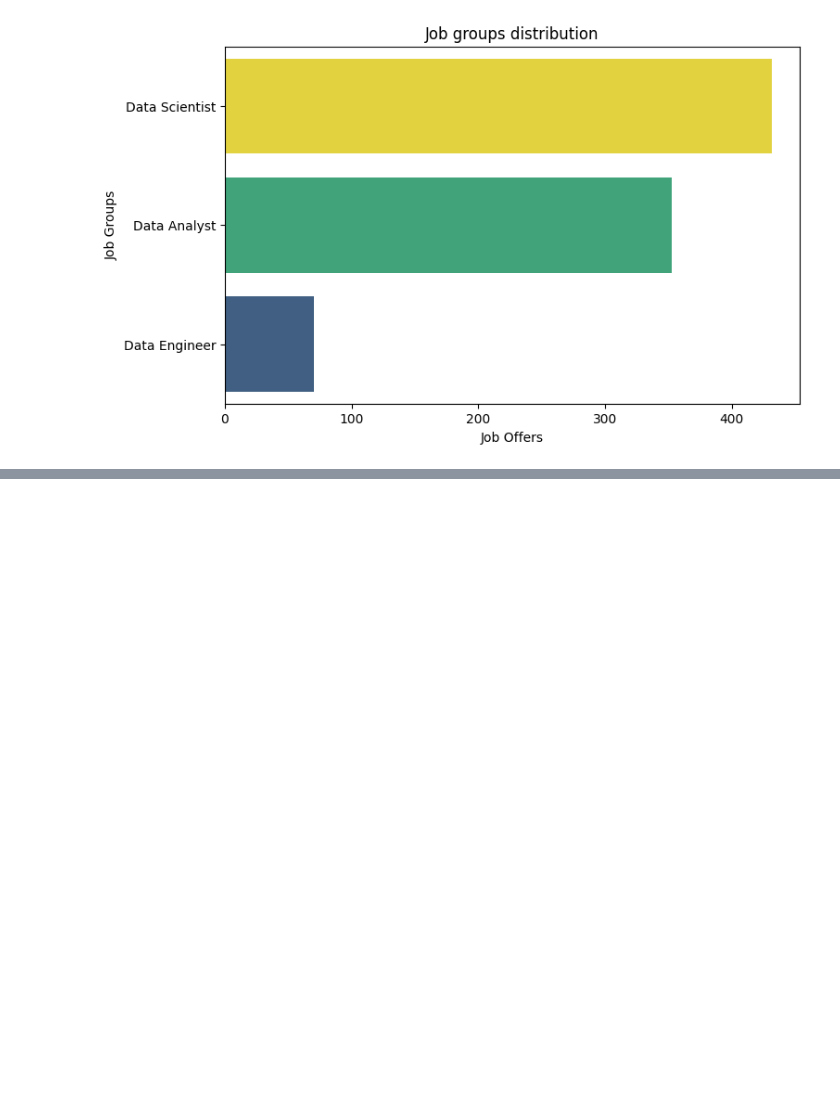
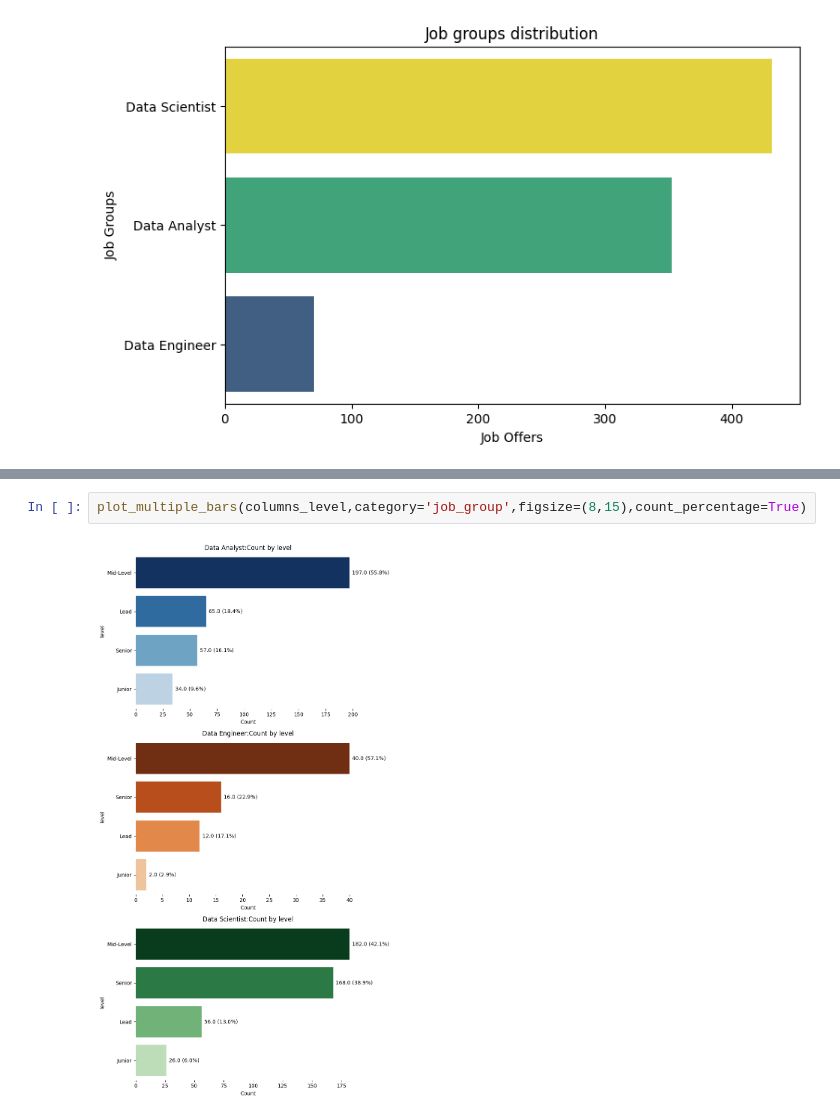
Before and after one commit to EricJoel-code/jobs-data-analysis, a Jupyter notebook: Data job market analysis.ipynb, the cells around one changed output, grey strips where cells are left out. Drawn from its saved outputs; the diff is of its cells as text; blank space fills up the shorter version.

```diff
--- a/Data job market analysis.ipynb
+++ b/Data job market analysis.ipynb
@@ -88,0 +213,4 @@ plot_bars(x=job_groups_counts.values, y=job_groups_counts.index,title='Job group
+# %%
+plot_multiple_bars(columns_level,category='job_group',figsize=(8,15),count_percentage=True)
+# %% [output]
+[figure, added]
```
Also changed, not shown: parts of 21 cells of this notebook.
